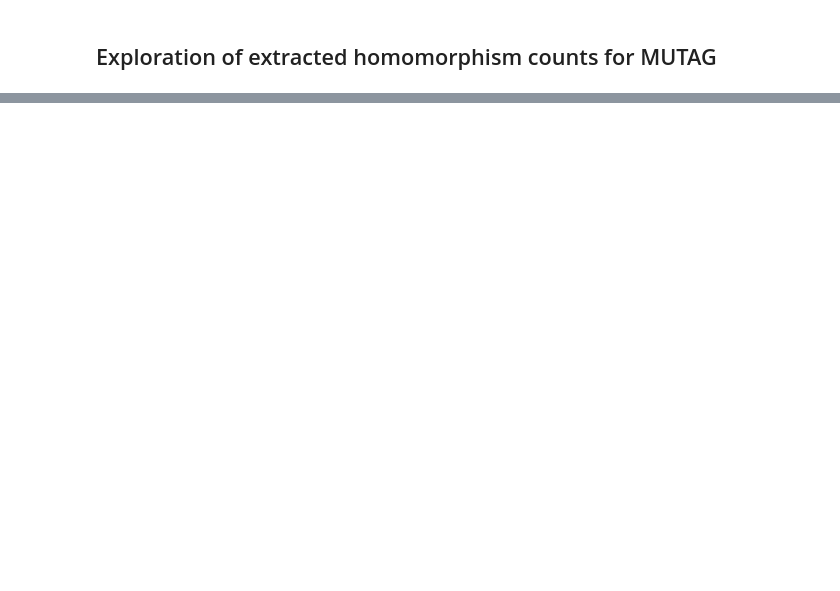
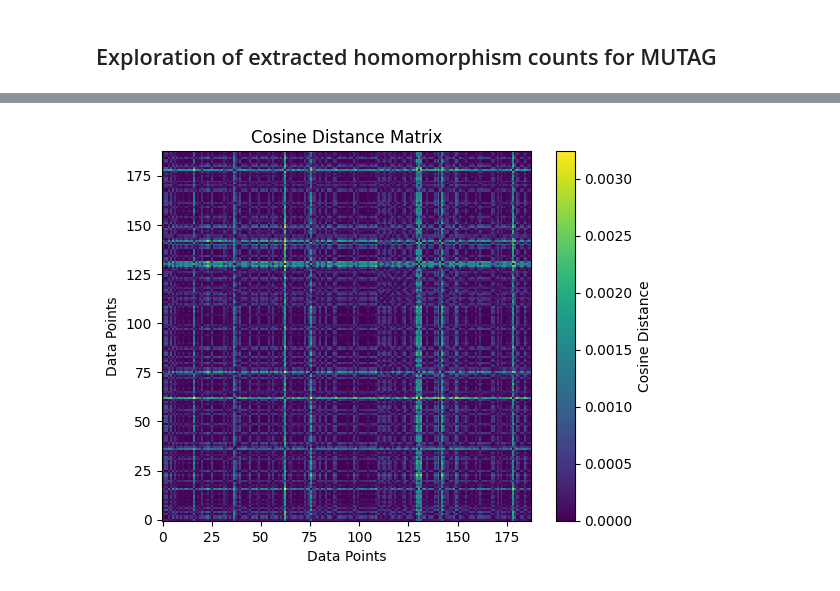
Before and after one commit to SDavenia/CL-GNN, a Jupyter notebook: exploration_MUTAG.ipynb, the cells around one changed output, grey strips where cells are left out. Saved outputs shown, nothing was run; the diff lists cells and outputs as text; code cells hidden in the pictures; blank space fills up the shorter version.

```diff
--- a/exploration_MUTAG.ipynb
+++ b/exploration_MUTAG.ipynb
@@ -159,0 +44,10 @@ For cosine the maximum is:
+# %%
+cosine_dist = cdist(hom_counts_list, hom_counts_list, metric='cosine')
+plt.imshow(cosine_dist, cmap='viridis', origin='lower', interpolation='none')
+plt.colorbar(label='Cosine Distance')
+plt.title('Cosine Distance Matrix')
+plt.xlabel('Data Points')
+plt.ylabel('Data Points')
+plt.show()
+# %% [output]
+[figure, added]
```
Also changed, not shown: parts of 27 cells of this notebook, 5 other files.
